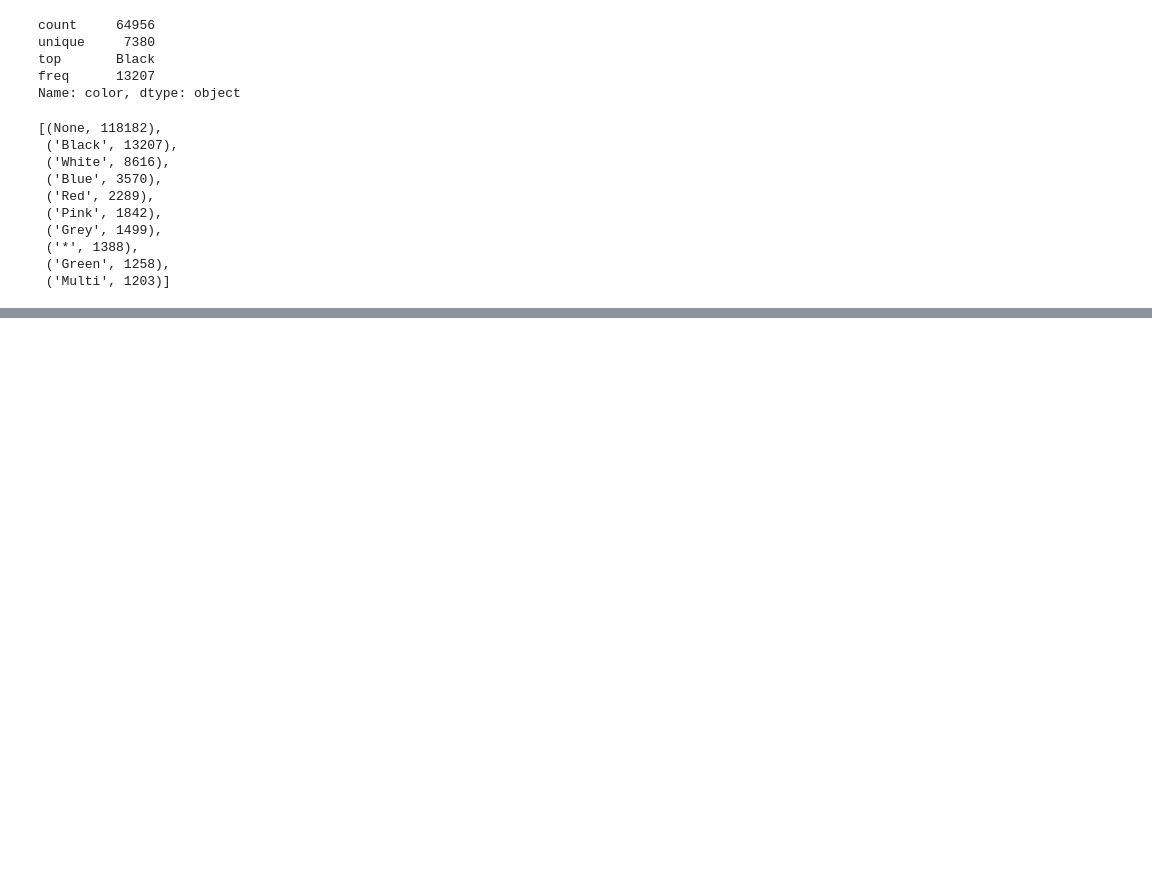
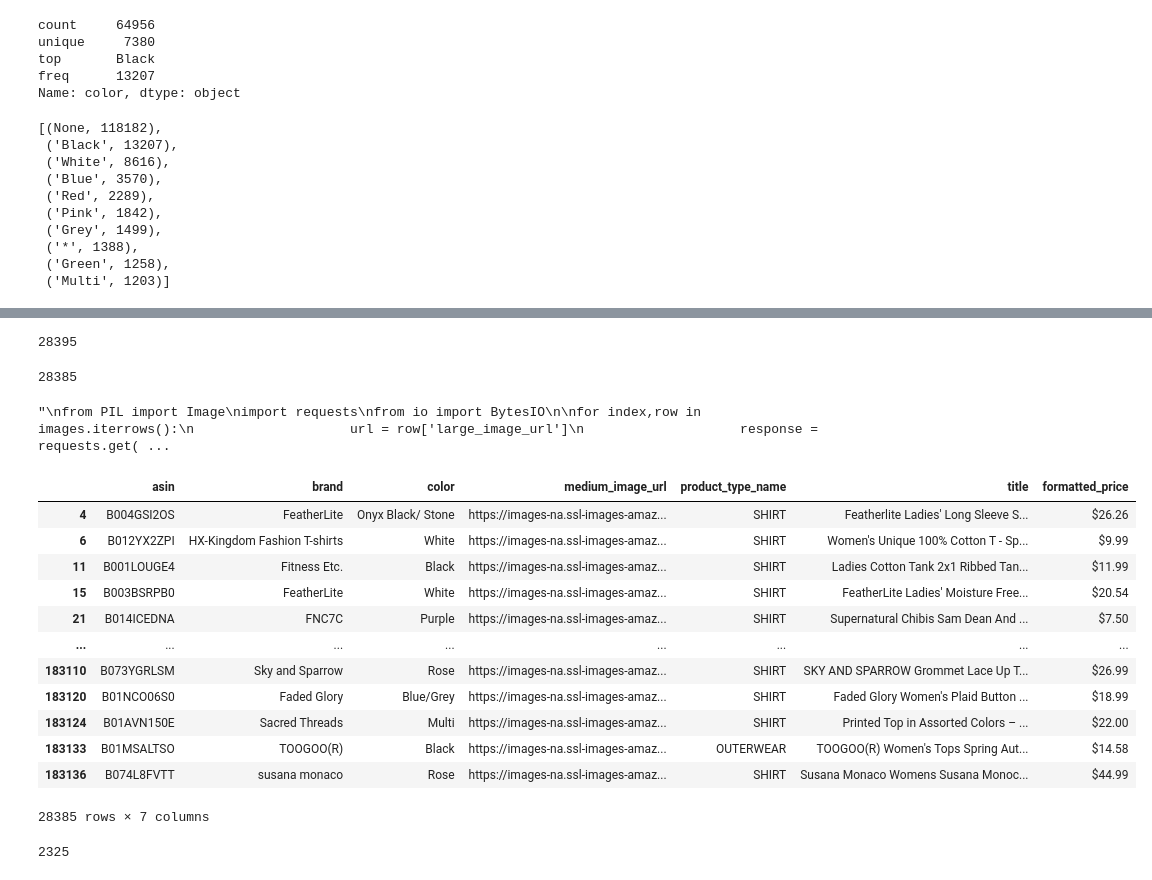
Before and after one commit to KISHOREMUTHU/AI-Mafia-Machine-Learning, a Jupyter notebook: Amazon Apparel Recommendation System.ipynb, the cells around one changed output, grey strips where cells are left out. Cells and saved outputs as stored; diff of their text form; code cells hidden in the pictures; blank space fills up the shorter version.

```diff
--- a/Amazon Apparel Recommendation System.ipynb
+++ b/Amazon Apparel Recommendation System.ipynb
@@ -173,0 +202,10 @@ FileNotFoundError: [Errno 2] No such file or directory: 'pickles/180k_apparel_da
+# %%
+data = data.loc[~data['formatted_price'].isnull()]
+print(data.shape[0])
+# %% [output]
+28395
+# %%
+data = data.loc[~data['color'].isnull()]
+print(data.shape[0])
+# %% [output]
+28385
@@ -173,0 +214,39 @@ FileNotFoundError: [Errno 2] No such file or directory: 'pickles/180k_apparel_da
+# %%
+# With the help of the below code , we can download the image based on url
+
+'''
+from PIL import Image
+import requests
+from io import BytesIO
+
+for index,row in images.iterrows():
+                    url = row['large_image_url']
+                    response = requests.get(url)
+                    img = Image.open(BytesIO(response.content))
+                    img.save('images/28k_images/' +row['asin'] +'.jpeg')
+
+'''
+# %% [output]
+"\nfrom PIL import Image\nimport requests\nfrom io import BytesIO\n\nfor index,row in images.iterrows():\n                    url = row['large_image_url']\n                    response = requests.get( ...
+# %%
+data = pd.read_pickle(r'C:\Users\dell\Downloads\ML-NLP\ML-NLP\Recommendation System\pickels\28k_apparel_data')
+# %%
+data
+# %% [output]
+|  | asin | brand | color | medium_image_url | product_type_name | title | formatted_price |
+| 4 | B004GSI2OS | FeatherLite | Onyx Black/ Stone | https://images-na.ssl-images-amaz... | SHIRT | Featherlite Ladies' Long Sleeve S... | $26.26 |
+| 6 | B012YX2ZPI | HX-Kingdom Fashion T-shirts | White | https://images-na.ssl-images-amaz... | SHIRT | Women's Unique 100% Cotton T - Sp... | $9.99 |
+| 11 | B001LOUGE4 | Fitness Etc. | Black | https://images-na.ssl-images-amaz... | SHIRT | Ladies Cotton Tank 2x1 Ribbed Tan... | $11.99 |
+| 15 | B003BSRPB0 | FeatherLite | White | https://images-na.ssl-images-amaz... | SHIRT | FeatherLite Ladies' Moisture Free... | $20.54 |
+| 21 | B014ICEDNA | FNC7C | Purple | https://images-na.ssl-images-amaz... | SHIRT | Supernatural Chibis Sam Dean And ... | $7.50 |
+| ... | ... | ... | ... | ... | ... | ... | ... |
+| 183110 | B073YGRLSM | Sky and Sparrow | Rose | https://images-na.ssl-images-amaz... | SHIRT | SKY AND SPARROW Grommet Lace Up T... | $26.99 |
+| 183120 | B01NCO06S0 | Faded Glory | Blue/Grey | https://images-na.ssl-images-amaz... | SHIRT | Faded Glory Women's Plaid Button ... | $18.99 |
+| 183124 | B01AVN150E | Sacred Threads | Multi | https://images-na.ssl-images-amaz... | SHIRT | Printed Top in Assorted Colors – ... | $22.00 |
+| 183133 | B01MSALTSO | TOOGOO(R) | Black | https://images-na.ssl-images-amaz... | OUTERWEAR | TOOGOO(R) Women's Tops Spring Aut... | $14.58 |
+| 183136 | B074L8FVTT | susana monaco | Rose | https://images-na.ssl-images-amaz... | SHIRT | Susana Monaco Womens Susana Monoc... | $44.99 |
+28385 rows × 7 columns
+# %%
+print(sum(data.duplicated('title')))
+# %% [output]
+2325
```
Also changed, not shown: parts of 22 cells of this notebook, 1 other file.
